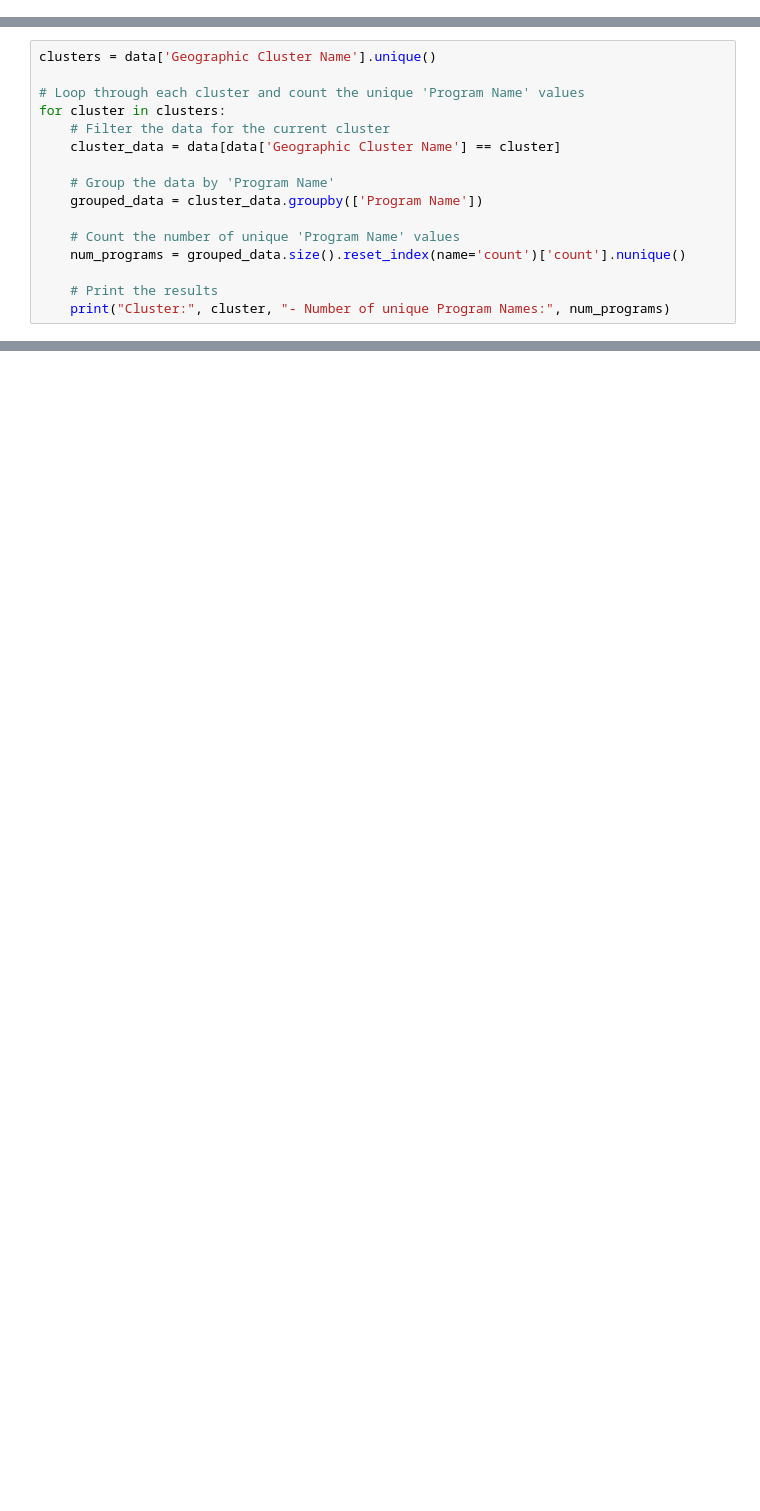
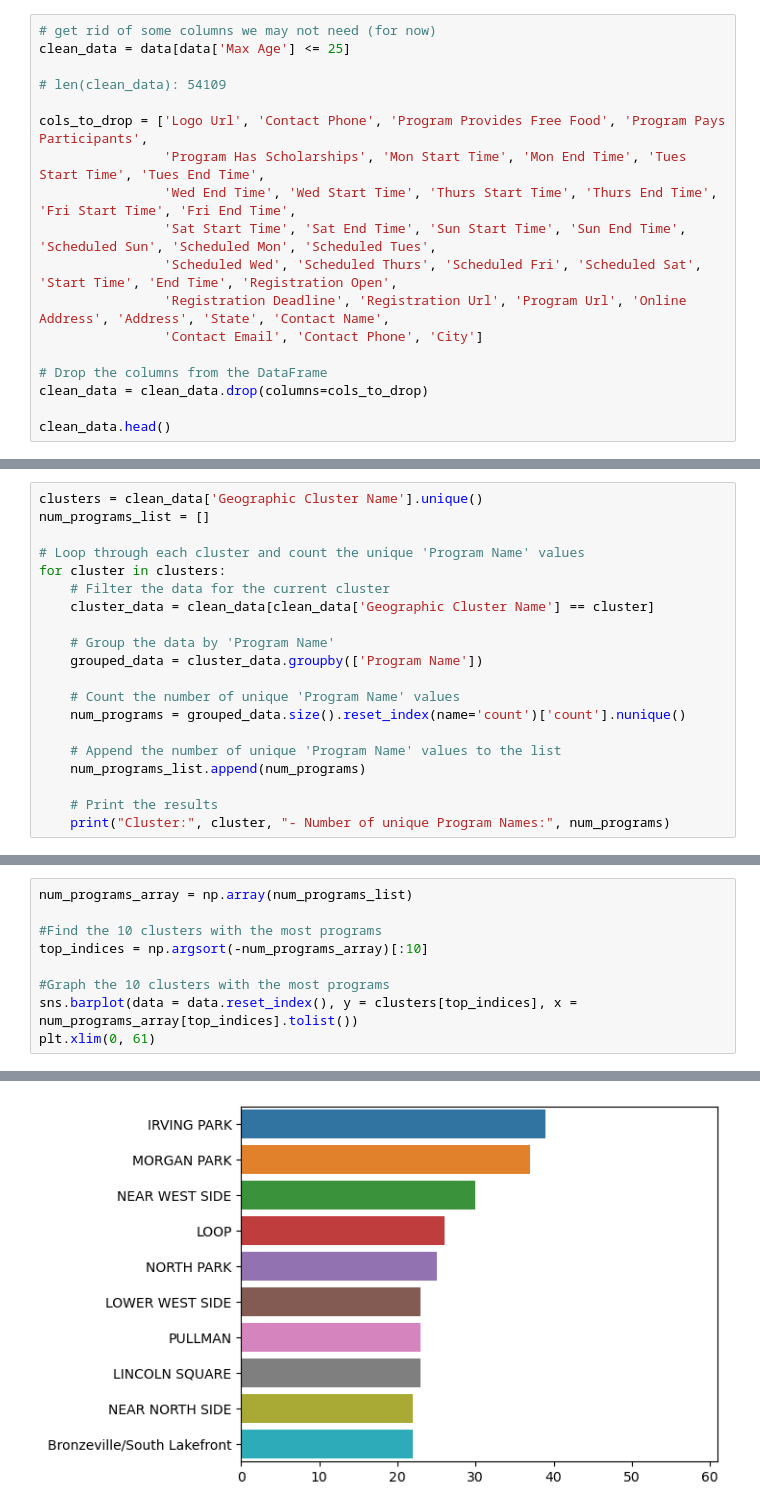
Before and after one commit to ishasharma2/stat390, a Jupyter notebook: eda.ipynb, the cells around one changed output, grey strips where cells are left out. Cells and saved outputs as stored; diff of their text form; blank space fills up the shorter version.

Commit message:
Cleaned data columns, redid the visualizations with cleaned data (version control practices)

```diff
--- a/eda.ipynb
+++ b/eda.ipynb
@@ -13,0 +20,18 @@ data.head()
+# %%
+# get rid of some columns we may not need (for now)
+clean_data = data[data['Max Age'] <= 25]
+
+# len(clean_data): 54109
+
+cols_to_drop = ['Logo Url', 'Contact Phone', 'Program Provides Free Food', 'Program Pays Participants',
+                'Program Has Scholarships', 'Mon Start Time', 'Mon End Time', 'Tues Start Time', 'Tues End Time',
+                'Wed End Time', 'Wed Start Time', 'Thurs Start Time', 'Thurs End Time', 'Fri Start Time', 'Fri End Time',
+                'Sat Start Time', 'Sat End Time', 'Sun Start Time', 'Sun End Time', 'Scheduled Sun', 'Scheduled Mon', 'Scheduled Tues',
+                'Scheduled Wed', 'Scheduled Thurs', 'Scheduled Fri', 'Scheduled Sat', 'Start Time', 'End Time', 'Registration Open',
+                'Registration Deadline', 'Registration Url', 'Program Url', 'Online Address', 'Address', 'State', 'Contact Name',
+                'Contact Email', 'Contact Phone', 'City']
+
+# Drop the columns from the DataFrame
+clean_data = clean_data.drop(columns=cols_to_drop)
+
+clean_data.head()
@@ -20,10 +51,11 @@ Number of unique Geographic Clusters: 79
 # %%
-clusters = data['Geographic Cluster Name'].unique()
+clusters = clean_data['Geographic Cluster Name'].unique()
+num_programs_list = []
 
 # Loop through each cluster and count the unique 'Program Name' values
 for cluster in clusters:
     # Filter the data for the current cluster
-    cluster_data = data[data['Geographic Cluster Name'] == cluster]
+    cluster_data = clean_data[clean_data['Geographic Cluster Name'] == cluster]
 
     # Group the data by 'Program Name'
     grouped_data = cluster_data.groupby(['Program Name'])
@@ -31,6 +63,9 @@ for cluster in clusters:
     # Count the number of unique 'Program Name' values
     num_programs = grouped_data.size().reset_index(name='count')['count'].nunique()
 
+    # Append the number of unique 'Program Name' values to the list
+    num_programs_list.append(num_programs)
+
     # Print the results
     print("Cluster:", cluster, "- Number of unique Program Names:", num_programs)
 # %% [output]
@@ -53,0 +89,10 @@ Cluster: BURNSIDE - Number of unique Program Names: 1
+# %%
+num_programs_array = np.array(num_programs_list)
+
+#Find the 10 clusters with the most programs
+top_indices = np.argsort(-num_programs_array)[:10]
+
+#Graph the 10 clusters with the most programs
+sns.barplot(data = data.reset_index(), y = clusters[top_indices], x = num_programs_array[top_indices].tolist())
+plt.xlim(0, 61)
+# %% [output]
@@ -53,0 +100 @@ Cluster: BURNSIDE - Number of unique Program Names: 1
+[figure, added]
```
Also changed, not shown: parts of 8 cells of this notebook.
